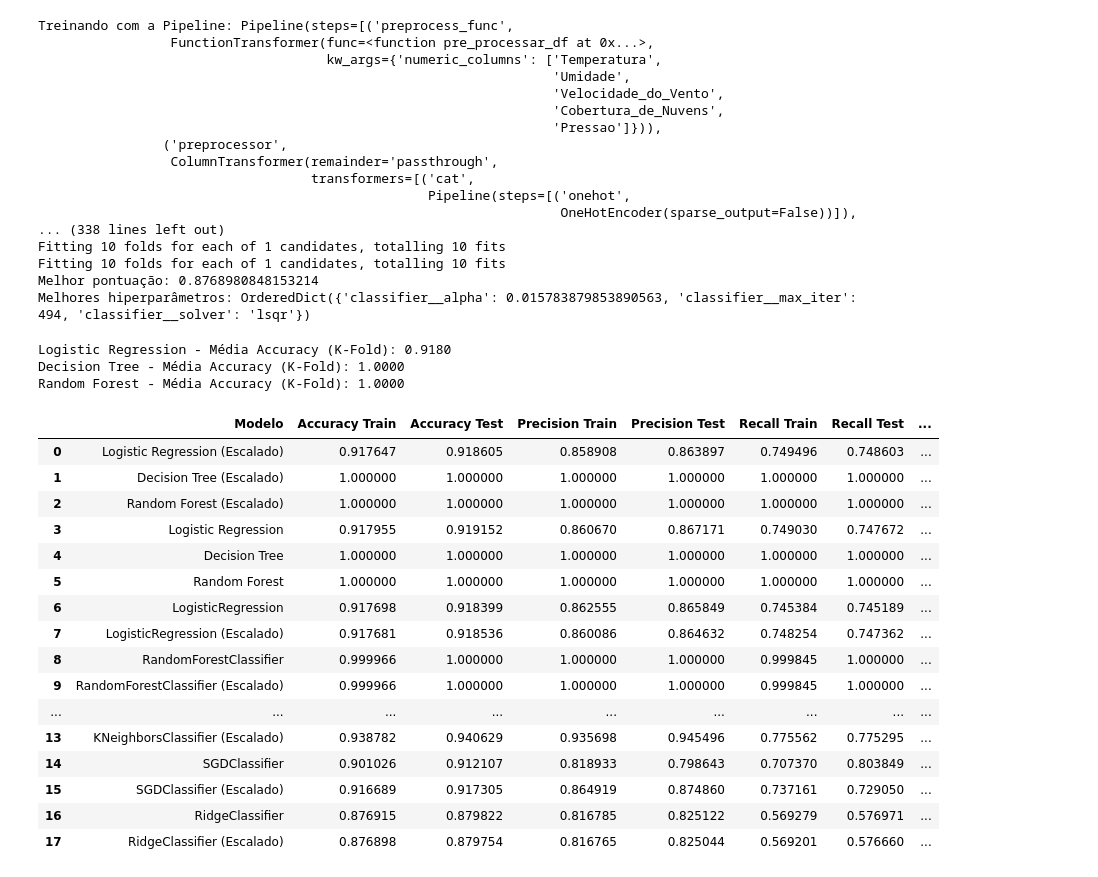
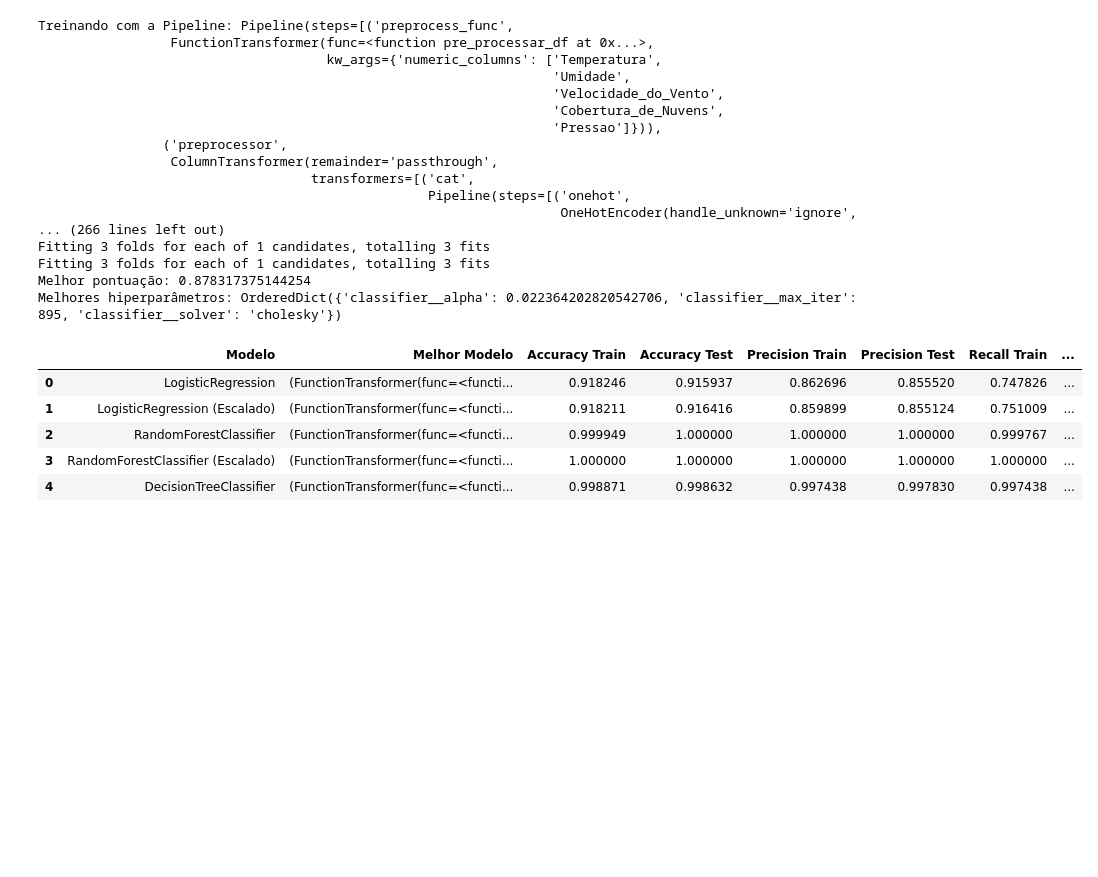
Before and after one commit to MLGODS/Project01-SupervisedTraining, a Jupyter notebook: usa_rainfall_classificacao.ipynb, the cells around one changed output. Cells and saved outputs as stored; diff of their text form; code cells hidden in the pictures; blank space fills up the shorter version.

```diff
--- a/usa_rainfall_classificacao.ipynb
+++ b/usa_rainfall_classificacao.ipynb
@@ -102,7 +104,7 @@ def pre_processar_df(df, numeric_columns):
     df = log_transform(df, numeric_columns)
 
     # Cria a coluna Estacao
-    df['Data'] = pd.to_datetime(df['Data'])
+    df['Data'] = pd.to_datetime(df['Data'].sort_values())
 
     df["Estacao"] = df["Data"].apply(get_season)
 
@@ -126,7 +128,7 @@ numeric_transformer = Pipeline([
 ])
 
 categorical_transformer = Pipeline([
-    ('onehot', OneHotEncoder(sparse_output=False))
+    ('onehot', OneHotEncoder(sparse_output=False, handle_unknown='ignore'))
 ])
 
 # Preprocessamento
@@ -333,9 +211,0 @@ Regiao Nan sum: 0
-# %%
-
-# Separa os dados em X e y e divide em treino e teste
-
-X = df.drop('Chovera_Amanha', axis=1)
-y = df['Chovera_Amanha']
-X_train, X_test, y_train, y_test = train_test_split(X, y, test_size=0.2, random_state=42, stratify=y, shuffle=True)
-print(f"X_train shape: {X.shape}")
-print(X_train.head())
@@ -431,8 +246,8 @@ def avaliar_modelos_pipeline(X_train, X_test, y_train, y_test, search_spaces, mo
     bayes_search = BayesSearchCV(
         estimator=pipeline_a_ser_usada,
         search_spaces=search_spaces,
-        n_iter=10,  # Ajuste conforme o tempo disponível
-        cv=10,
+        n_iter=3,  # Ajuste conforme o tempo disponível
+        cv=3,
         n_jobs=-1,
         verbose=2,
         random_state=42
@@ -447,7 +262,7 @@ def avaliar_modelos_pipeline(X_train, X_test, y_train, y_test, search_spaces, mo
     melhor_pipeline = bayes_search.best_estimator_
 
     # Faz predições com o melhor pipeline
-    y_pred_train = cross_val_predict(melhor_pipeline, X_train, y_train, cv=10, n_jobs=-1)
+    y_pred_train = cross_val_predict(melhor_pipeline, X_train, y_train, cv=3, n_jobs=-1)
 
     melhor_pipeline.fit(X_train, y_train)
     y_pred_test = melhor_pipeline.predict(X_test)
@@ -470,11 +285,7 @@ def avaliar_modelos_pipeline(X_train, X_test, y_train, y_test, search_spaces, mo
 # %%
 X_pipeline = df_to_pipeline_use.drop('Chovera_Amanha', axis=1)
 y_pipeline = df_to_pipeline_use['Chovera_Amanha']
-X_train_pipe, X_test_pipe, y_train_pipe, y_test_pipe = train_test_split(X_pipeline, y_pipeline, test_size=0.2, random_state=42, stratify=y_pipeline, shuffle=True)
-
-# Avaliando os modelos sem pipeline não escalado
-resultados_sem_pipeline = avaliar_modelos(X_train, X_test, y_train, y_test, scaled=False)
-resultados_sem_pipeline_scaler = avaliar_modelos(X_train, X_test, y_train, y_test, scaled=True)
+X_train_pipe, X_test_pipe, y_train_pipe, y_test_pipe = train_test_split(X_pipeline, y_pipeline, test_size=0.2, random_state=42, shuffle=False)
 
 dict_modelos_pipeline = {
     'Logistic Regression': {
@@ -539,47 +350,22 @@ Treinando com a Pipeline: Pipeline(steps=[('preprocess_func',
                  ColumnTransformer(remainder='passthrough',
                                    transformers=[('cat',
                                                   Pipeline(steps=[('onehot',
-                                                                   OneHotEncoder(sparse_output=False))]),
-... (338 lines left out)
-Fitting 10 folds for each of 1 candidates, totalling 10 fits
-Fitting 10 folds for each of 1 candidates, totalling 10 fits
-Melhor pontuação: 0.8768980848153214
-Melhores hiperparâmetros: OrderedDict({'classifier__alpha': 0.015783879853890563, 'classifier__max_iter': 494, 'classifier__solver': 'lsqr'})
+                                                                   OneHotEncoder(handle_unknown='ignore',
+... (266 lines left out)
+Fitting 3 folds for each of 1 candidates, totalling 3 fits
+Fitting 3 folds for each of 1 candidates, totalling 3 fits
+Melhor pontuação: 0.878317375144254
+Melhores hiperparâmetros: OrderedDict({'classifier__alpha': 0.022364202820542706, 'classifier__max_iter': 895, 'classifier__solver': 'cholesky'})
-# %%
-kf = KFold(n_splits=3, shuffle=True, random_state=42)
-
-for nome, modelo in {
-    'Logistic Regression': LogisticRegression(max_iter=1000, C=1.0),
-    'Decision Tree': DecisionTreeClassifier(max_depth=5),
-    'Random Forest': RandomForestClassifier()
-}.items():
-    scores = cross_val_score(modelo, X, y, cv=kf, scoring='accuracy')
-    print(f'{nome} - Média Accuracy (K-Fold): {scores.mean():.4f}')
-# %% [output]
-Logistic Regression - Média Accuracy (K-Fold): 0.9180
-Decision Tree - Média Accuracy (K-Fold): 1.0000
-Random Forest - Média Accuracy (K-Fold): 1.0000
 # %%
-df_resultados = pd.DataFrame(resultados_sem_pipeline_scaler + resultados_sem_pipeline + resultados_pipeline)
-df_resultados
+df_resultados = pd.DataFrame(resultados_pipeline)
+df_resultados.head()
 # %% [output]
-|  | Modelo | Accuracy Train | Accuracy Test | Precision Train | Precision Test | Recall Train | Recall Test | ... |
-| 0 | Logistic Regression (Escalado) | 0.917647 | 0.918605 | 0.858908 | 0.863897 | 0.749496 | 0.748603 | ... |
-| 1 | Decision Tree (Escalado) | 1.000000 | 1.000000 | 1.000000 | 1.000000 | 1.000000 | 1.000000 | ... |
-| 2 | Random Forest (Escalado) | 1.000000 | 1.000000 | 1.000000 | 1.000000 | 1.000000 | 1.000000 | ... |
-| 3 | Logistic Regression | 0.917955 | 0.919152 | 0.860670 | 0.867171 | 0.749030 | 0.747672 | ... |
-| 4 | Decision Tree | 1.000000 | 1.000000 | 1.000000 | 1.000000 | 1.000000 | 1.000000 | ... |
-| 5 | Random Forest | 1.000000 | 1.000000 | 1.000000 | 1.000000 | 1.000000 | 1.000000 | ... |
-| 6 | LogisticRegression | 0.917698 | 0.918399 | 0.862555 | 0.865849 | 0.745384 | 0.745189 | ... |
-| 7 | LogisticRegression (Escalado) | 0.917681 | 0.918536 | 0.860086 | 0.864632 | 0.748254 | 0.747362 | ... |
-| 8 | RandomForestClassifier | 0.999966 | 1.000000 | 1.000000 | 1.000000 | 0.999845 | 1.000000 | ... |
-| 9 | RandomForestClassifier (Escalado) | 0.999966 | 1.000000 | 1.000000 | 1.000000 | 0.999845 | 1.000000 | ... |
-| ... | ... | ... | ... | ... | ... | ... | ... | ... |
-| 13 | KNeighborsClassifier (Escalado) | 0.938782 | 0.940629 | 0.935698 | 0.945496 | 0.775562 | 0.775295 | ... |
-| 14 | SGDClassifier | 0.901026 | 0.912107 | 0.818933 | 0.798643 | 0.707370 | 0.803849 | ... |
-| 15 | SGDClassifier (Escalado) | 0.916689 | 0.917305 | 0.864919 | 0.874860 | 0.737161 | 0.729050 | ... |
-| 16 | RidgeClassifier | 0.876915 | 0.879822 | 0.816785 | 0.825122 | 0.569279 | 0.576971 | ... |
-| 17 | RidgeClassifier (Escalado) | 0.876898 | 0.879754 | 0.816765 | 0.825044 | 0.569201 | 0.576660 | ... |
+|  | Modelo | Melhor Modelo | Accuracy Train | Accuracy Test | Precision Train | Precision Test | Recall Train | ... |
+| 0 | LogisticRegression | (FunctionTransformer(func=<functi... | 0.918246 | 0.915937 | 0.862696 | 0.855520 | 0.747826 | ... |
+| 1 | LogisticRegression (Escalado) | (FunctionTransformer(func=<functi... | 0.918211 | 0.916416 | 0.859899 | 0.855124 | 0.751009 | ... |
+| 2 | RandomForestClassifier | (FunctionTransformer(func=<functi... | 0.999949 | 1.000000 | 1.000000 | 1.000000 | 0.999767 | ... |
+| 3 | RandomForestClassifier (Escalado) | (FunctionTransformer(func=<functi... | 1.000000 | 1.000000 | 1.000000 | 1.000000 | 1.000000 | ... |
+| 4 | DecisionTreeClassifier | (FunctionTransformer(func=<functi... | 0.998871 | 0.998632 | 0.997438 | 0.997830 | 0.997438 | ... |
 # %%
 import matplotlib.ticker as ticker  # Importe para controlar as marcações do eixo
 
```
Also changed, not shown: parts of 10 cells of this notebook.
